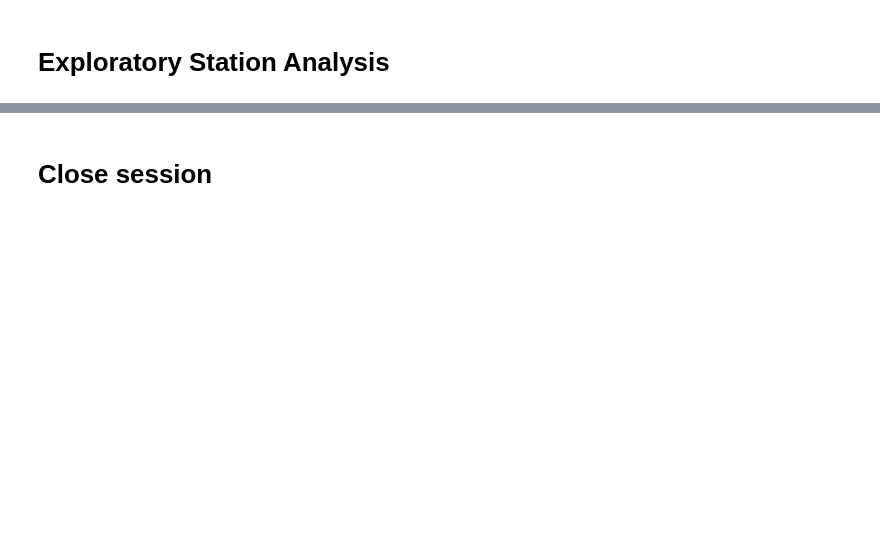
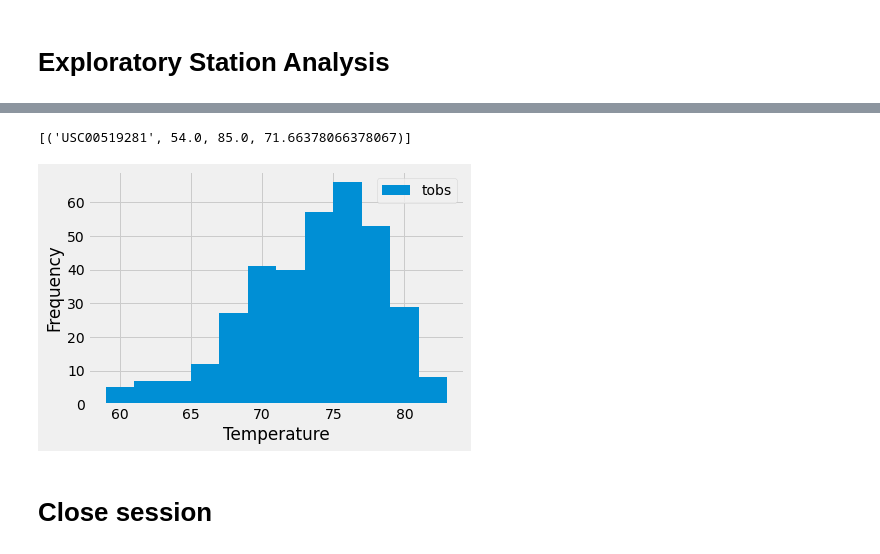
Before and after one commit to marybellavia/sqlalchemy-challenge, a Jupyter notebook: climate_starter.ipynb, the cells around one changed output, grey strips where cells are left out. Cells and saved outputs as stored; diff of their text form; code cells hidden in the pictures; blank space fills up the shorter version.

```diff
--- a/climate_starter.ipynb
+++ b/climate_starter.ipynb
@@ -141,22 +137,24 @@ for station in station_counts:
 # %%
-# Using the most active station id from the previous query, calculate the lowest, highest, and average temperature.
-sel = [Measurement.station,
-       func.min(Measurement.tobs),
-       func.max(Measurement.tobs),
-       func.avg(Measurement.tobs)]
+# using the most active station id from the previous query, calculate the lowest, highest, and average temperature.
+sel = [Measurement.station, func.min(Measurement.tobs), func.max(Measurement.tobs), func.avg(Measurement.tobs)]
 most_active_stats = session.query(*sel).filter(Measurement.station == most_active).all()
-most_active_stats
+
+print(most_active_stats)
+# %% [output]
+[('USC00519281', 54.0, 85.0, 71.66378066378067)]
 # %%
-# Using the most active station id
-# Query the last 12 months of temperature observation data for this station and plot the results as a histogram
-active_year = session.query(Measurement.date, Measurement.tobs).filter(Measurement.date >= '2016-08-23').filter(Measurement.station == most_active).order_by(Measurement.date).all()
+# query for the last 12 months of tobs for most active station
+active_year = session.query(Measurement.date, Measurement.tobs).filter(Measurement.date >= prev_year).filter(Measurement.station == most_active).order_by(Measurement.date).all()
 
+# converting to df for plot
 active_year_df = pd.DataFrame(active_year, columns=['date', 'tobs'])
 
+# plotting histogram
 active_year_df.plot.hist(bins=12)
 plt.xlabel("Temperature")
-
 plt.show()
+# %% [output]
+[figure, added]
 # %% [markdown]
 # Close session
 # %%
```
Also changed, not shown: parts of 17 cells of this notebook, 2 other files.
